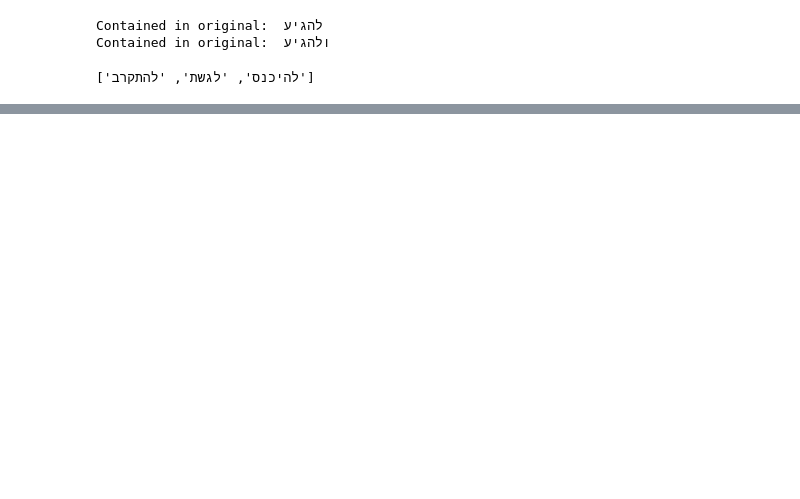
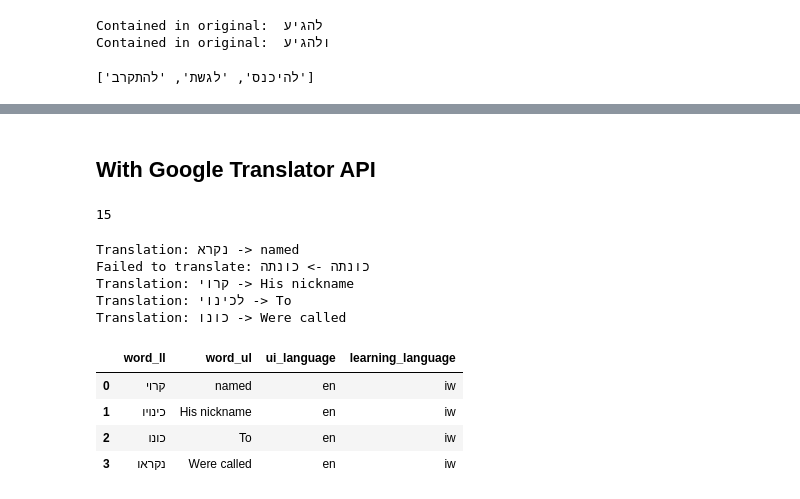
Before and after one commit to proscrite/ManHatTan, a Jupyter notebook: notebooks/spacy_similar_words_vectors.ipynb, the cells around one changed output, grey strips where cells are left out. Drawn from its saved outputs; the diff is of its cells as text; code cells hidden in the pictures; blank space fills up the shorter version.

```diff
--- a/notebooks/spacy_similar_words_vectors.ipynb
+++ b/notebooks/spacy_similar_words_vectors.ipynb
@@ -297,0 +318,2 @@ Contained in original:  הציונים
+# %% [markdown]
+## With Google Translator API
@@ -297,0 +328,39 @@ Contained in original:  הציונים
+# %%
+len(filtered_words)
+# %% [output]
+15
+# %%
+translator = Translator()
+
+possible_words = sample(filtered_words, 5)
+translations = await translator.translate(possible_words, dest='en')
+translated_words = [t.text for t in translations]
+lang_detection = await translator.detect(translated_words)
+detected_lang = [lang.lang for lang in lang_detection]
+
+gota = pd.DataFrame(columns=['word_ll', 'word_ul', 'ui_language', 'learning_language'])
+filtered_translations = []
+
+for i, (word_ll, word_ul, detected_lang) in enumerate(zip(filtered_words[:10], translated_words, detected_lang)):
+    if detected_lang == translations[0].src:
+        print(f"Failed to translate: {word_ll} -> {word_ul}")
+        possible_words.remove(word_ll)
+    else:
+        print(f"Translation: {word_ll} -> {word_ul}")
+        filtered_translations.append(word_ul)
+gota['word_ll'] = possible_words
+gota['word_ul'] = filtered_translations
+gota['ui_language'] = 'en'
+gota['learning_language'] = 'iw'
+gota
+# %% [output]
+Translation: נקרא -> named
+Failed to translate: כונתה -> כונתה
+Translation: קרוי -> His nickname
+Translation: לכינוי -> To
+Translation: כונו -> Were called
+|  | word_ll | word_ul | ui_language | learning_language |
+| 0 | קרוי | named | en | iw |
+| 1 | כינויו | His nickname | en | iw |
+| 2 | כונו | To | en | iw |
+| 3 | נקראו | Were called | en | iw |
```
Also changed, not shown: parts of 27 cells of this notebook, 1 other file.
